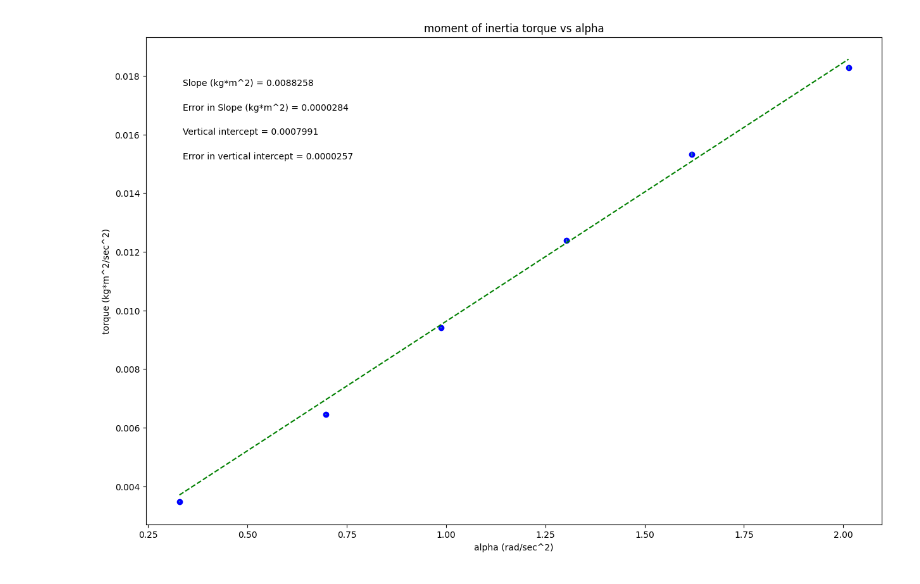
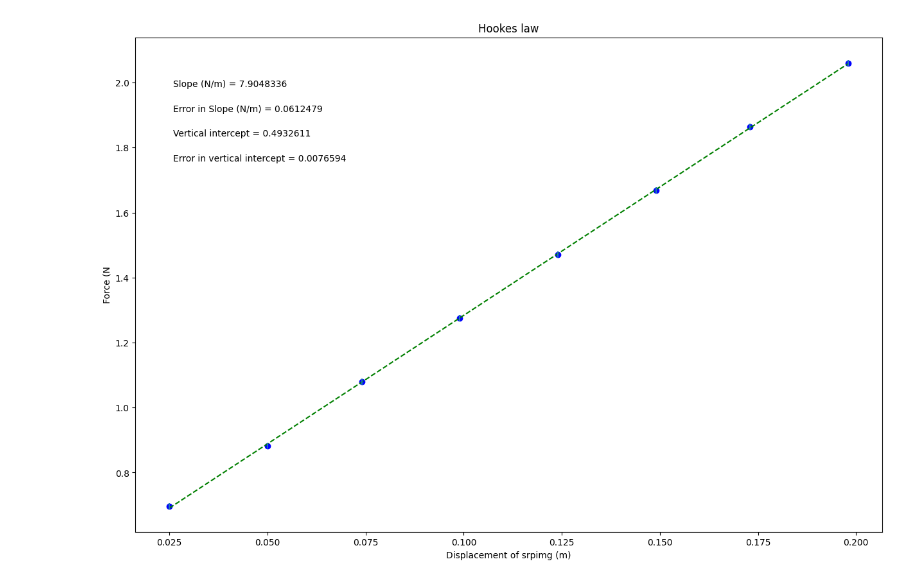
Before and after one commit to lukemoxon/physics-lab, a Jupyter notebook: phsxlab_plotting_template.ipynb, the cells around one changed output. Cells and saved outputs as stored; diff of their text form; code cells hidden in the pictures.

```diff
--- a/phsxlab_plotting_template.ipynb
+++ b/phsxlab_plotting_template.ipynb
@@ -19,28 +19,28 @@ import matplotlib.pyplot as plt
 #variable names should start with a letter and must contain only letters, numbers, and underscores
 
 
-alpha = np.array([0.3289, 0.6974, 0.9868, 1.3026, 1.6184, 2.0132])
+Brass_deltax = np.array([0.025, 0.050, 0.074, 0.099, 0.124, 0.149, 0.173, 0.198])
 
-torque = np.array([0.00348, 0.00645, 0.00941, 0.01238, 0.01532, 0.01828])
+Brass_F = np.array([0.6967, 0.8829, 1.0791, 1.2753, 1.4715, 1.6677, 1.8639, 2.0601])
 
-error_in_torque = np.array([0.0000219, 0.0000244, 0.0000216, 0.0000537, 0.0000692, 0.0000568])
+err_Brass_F = np.array([0.00981, 0.00981, 0.00981, 0.00981, 0.00981, 0.00981, 0.00981, 0.00981])
 
 
 
 #Re-assign variables as x, y, dy so that the remaining plotting code may remain generic
 #UPDATE VARIABLE NAMES (ON RHS OF EACH EQUAL SIGN) TO MATCH VARIABLE NAMES FOR DATA ABOVE
 
-x = alpha           #this should be the array you want to plot on the x axis
-y = torque              #this should be the array you want to plot on the y axis
-dy = error_in_torque         #this should be your error in y array
+x = Brass_deltax             #this should be the array you want to plot on the x axis
+y = Brass_F             #this should be the array you want to plot on the y axis
+dy = err_Brass_F        #this should be your error in y array
 
 
 #UPDATE EACH OF THESE 4 STRINGS FOR YOUR PLOT LABELS AS YOU WANT THEM TO APPEAR
 
-plot_title= 'moment of inertia torque vs alpha'
-x_label= 'alpha (rad/sec^2)'
-y_label= 'torque (kg*m^2/sec^2)'
-slope_units= 'kg*m^2'
+plot_title= 'Hookes law'
+x_label= 'Displacement of srpimg (m)'
+y_label= 'Force (N'
+slope_units= 'N/m'
 
 #UPDATE ANNOTATION PLACEMENT SO IT'S OUT OF WAY OF PLOTTED DATA AND BEST FIT LINE
 #integer from 1 to 4, top R corner is 1 (counter-clockwise from there)
@@ -92,31 +92,31 @@ elif annotation_placement==3 or annotation_placement==4:
 #Don't need to change anything in this section!
 
 #Plot data on graph. Plot error bars and place values for slope,
 #error in slope, and vertical intercept (plus error) on the plot using "annotate"
 
 plt.figure(figsize=(15,10))
 
 plt.plot(x, fit, color='green', linestyle='--')
 plt.scatter(x, y, color='blue', marker='o')
 
 plt.xlabel(x_label)
 plt.ylabel(y_label)
 plt.title(plot_title)
 
 plt.errorbar(x, y, yerr=dy, xerr=None, fmt="none") #don't need to plot x error bars
 
 plt.annotate('Slope ({}) = {value:.{digits}f}'.format(slope_units,value=m, digits=7),
              (xpos, ypos[0]), xycoords='axes fraction')
 
 plt.annotate('Error in Slope ({}) = {value:.{digits}f}'.format(slope_units,value=dm, digits=7),
              (xpos, ypos[1]), xycoords='axes fraction')
 
 plt.annotate('Vertical intercept = {value:.{digits}f}'.format(value=b, digits=7),
              (xpos, ypos[2]), xycoords='axes fraction')
 
 plt.annotate('Error in vertical intercept = {value:.{digits}f}'.format(value=db, digits=7),
              (xpos, ypos[3]), xycoords='axes fraction')
 
 plt.show()
 # %% [output]
-[figure, old version]
+[figure, new version]
```
Also changed, not shown: parts of 1 cell of this notebook.
